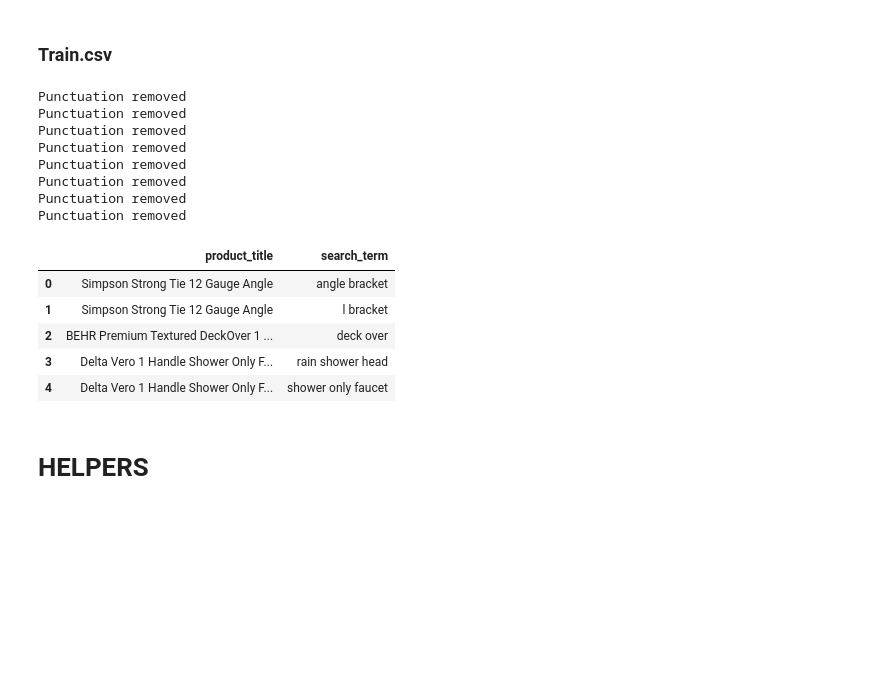
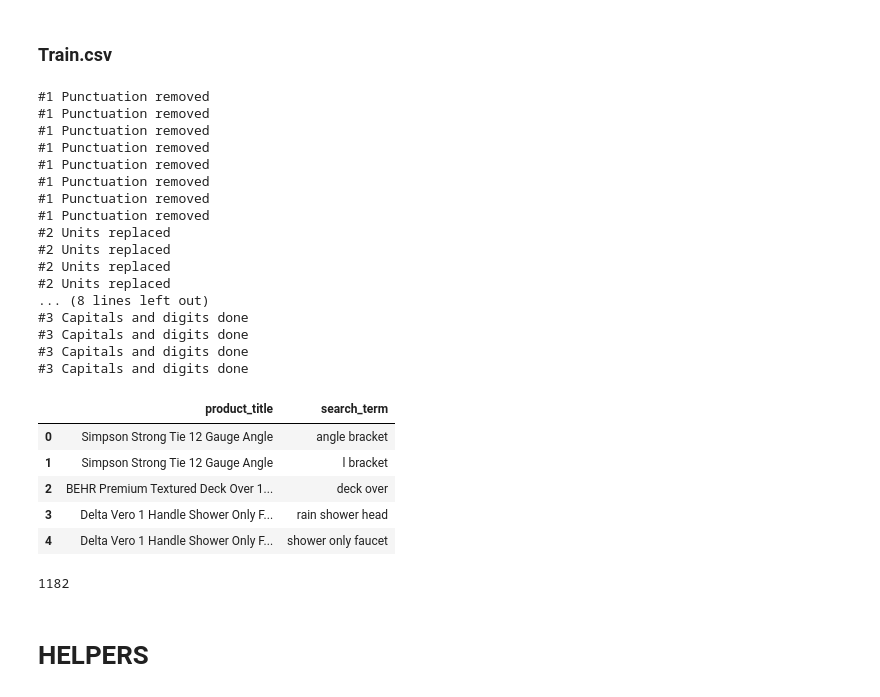
Before and after one commit to zeyger/home-depot, a Jupyter notebook: notebooks/home-depot.ipynb, the cells around one changed output. Drawn from its saved outputs; the diff is of its cells as text; code cells hidden in the pictures; blank space fills up the shorter version.

Commit message:
Complete 3rd train.csv  preprocessing step

```diff
--- a/notebooks/home-depot.ipynb
+++ b/notebooks/home-depot.ipynb
@@ -231,7 +231,7 @@ train.loc[train['product_title'].str.contains("å¡")].head() # excuse me what t
 # %%
 #remove and replace unnecessary chars
 
-chars_to_remove = [',', '(', ')', '#', '\&']
+chars_to_remove = [',', '\(', '\)', '#', '\&']
 chars_to_replace = ['-', '\+']
 
 str_rem = "|".join(chars_to_remove)
@@ -271,10 +271,10 @@ def split_by_capital(s):
 
 def split_by_digit(s):
     if re.search("[0-9]+", s) is not None: #If s contains digits
-        words = digits_regex.findall(s)
+        words = digits_regex.findall(s) # potential troublemaker!!!! might be None
         words = map(str.strip, words)
-        #s = " ".join(words)
-    return words
+        s = " ".join(words)
+    return s
 
 
 def train_cap_dig_split(row):
@@ -340,6 +340,7 @@ def replace_units(s):
     s = replace_gallon(s)
     s = replace_yards(s)
     s = replace_angstrom(s)
+    return s
 
 
 def train_replace_units(row):
@@ -361,34 +360,52 @@ print()
 # %%
 def prepare_train(prep_train):
     #1 Remove all in list: [',', '(', ')', '#', '&'], replace ['-', '+'] by whitespace
     prep_train[["product_title", "search_term"]] = prep_train[["product_title", "search_term"]].apply(train_punctuation_prep, axis=1)
     print("#1 Punctuation removed")
 
+    #2
+    prep_train[["product_title", "search_term"]] = prep_train[["product_title", "search_term"]].apply(train_replace_units, axis=1)
+    print("#2 Units replaced")
 
-    #2 Split by capitals and digits
+    #3 Split by capitals and digits
     prep_train[["product_title", "search_term"]] = prep_train[["product_title", "search_term"]].apply(train_cap_dig_split, axis=1)
+    print("#3 Capitals and digits done")
 
-    #3
+    #4
 
     return(prep_train)
 
 
-prep = train.copy()
-df = parallelize(prep, prepare_train)
-display(df[["product_title", "search_term"]].head())
+prep_train = train.copy()
+prep_train = parallelize(prep, prepare_train)
+display(prep_train[["product_title", "search_term"]].head())
 # %% [output]
-Punctuation removed
-Punctuation removed
-Punctuation removed
-Punctuation removed
-Punctuation removed
-Punctuation removed
-Punctuation removed
-Punctuation removed
+#1 Punctuation removed
+#1 Punctuation removed
+#1 Punctuation removed
+#1 Punctuation removed
+#1 Punctuation removed
+#1 Punctuation removed
+#1 Punctuation removed
+#1 Punctuation removed
+#2 Units replaced
+#2 Units replaced
+#2 Units replaced
+#2 Units replaced
+... (8 lines left out)
+#3 Capitals and digits done
+#3 Capitals and digits done
+#3 Capitals and digits done
+#3 Capitals and digits done
 |  | product_title | search_term |
 | 0 | Simpson Strong Tie 12 Gauge Angle | angle bracket |
 | 1 | Simpson Strong Tie 12 Gauge Angle | l bracket |
-| 2 | BEHR Premium Textured DeckOver 1 ... | deck over |
+| 2 | BEHR Premium Textured Deck Over 1... | deck over |
 | 3 | Delta Vero 1 Handle Shower Only F... | rain shower head |
 | 4 | Delta Vero 1 Handle Shower Only F... | shower only faucet |
+# %%
+import gc
+gc.collect()
+# %% [output]
+1182
 # %%
```
Also changed, not shown: parts of 2 cells of this notebook.
